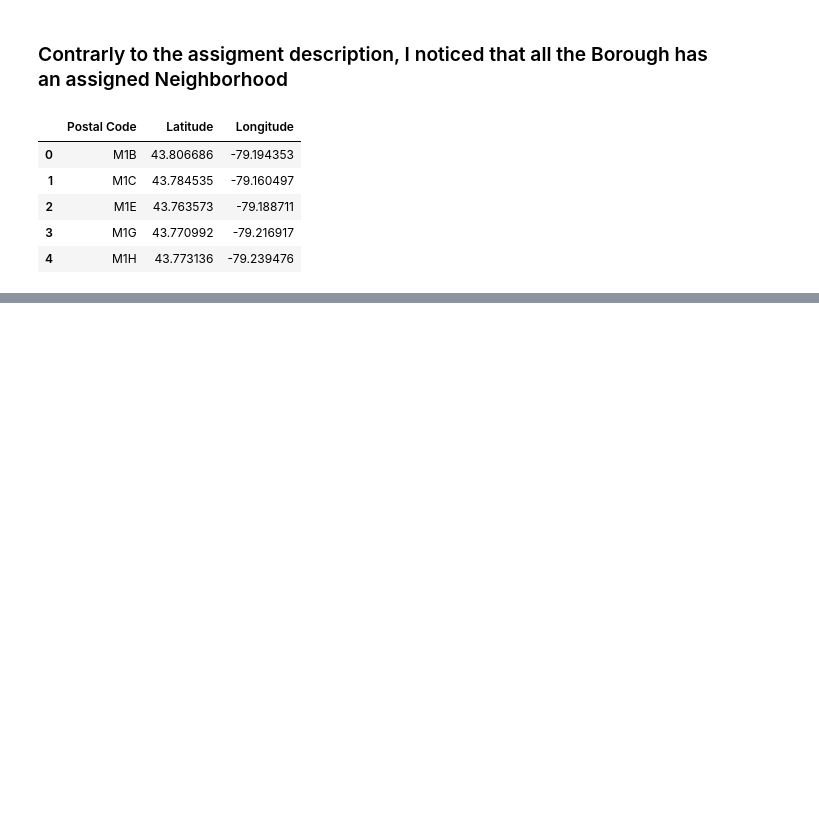
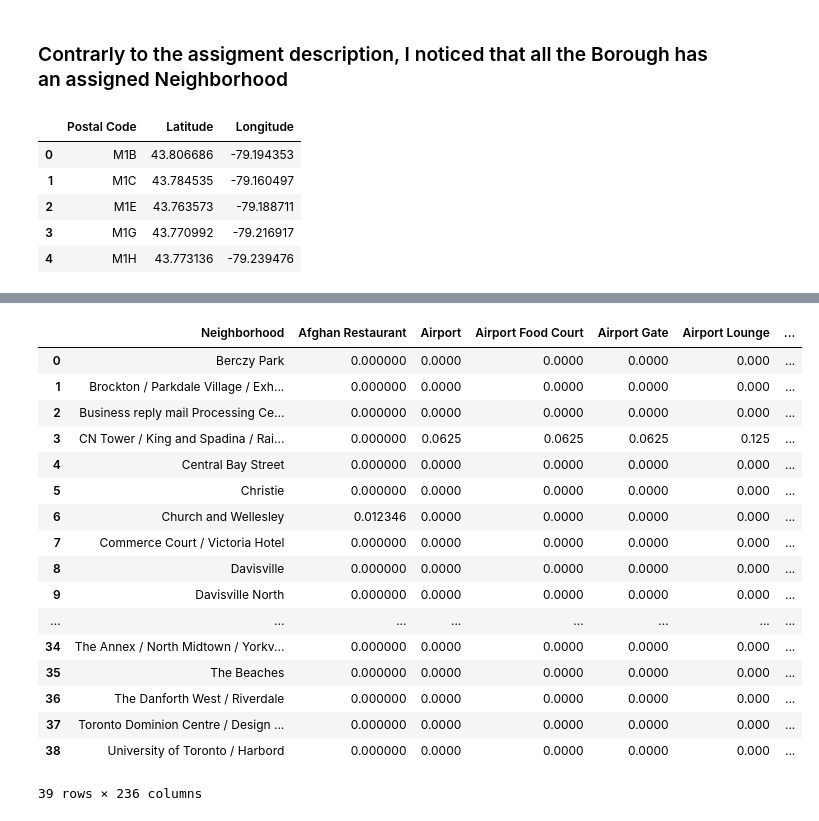
Before and after one commit to riccardodonega/Ric, a Jupyter notebook: Segmenting and Clustering Neighborhoods in Toronto.ipynb, the cells around one changed output, grey strips where cells are left out. Cells and saved outputs as stored; diff of their text form; code cells hidden in the pictures; blank space fills up the shorter version.

```diff
--- a/Segmenting and Clustering Neighborhoods in Toronto.ipynb
+++ b/Segmenting and Clustering Neighborhoods in Toronto.ipynb
@@ -62,0 +172,5 @@ df4.head()
+# %%
+dfToronto_venues = getNearbyVenues(names=dfTor['Neighborhood'],
+                                   latitudes=dfTor['Latitude'],
+                                   longitudes=dfTor['Longitude']
+                                  )
@@ -62,0 +225,4 @@ df4.head()
+# %%
+Toronto_onehot = pd.get_dummies(dfToronto_venues[['Venue Category']], prefix="", prefix_sep="")
+# %%
+Toronto_onehot['Neighborhood'] = dfToronto_venues['Neighborhood']
@@ -62,0 +239,22 @@ df4.head()
+# %%
+Toronto_grouped = Toronto_onehot.groupby('Neighborhood').mean().reset_index()
+Toronto_grouped
+# %% [output]
+|  | Neighborhood | Afghan Restaurant | Airport | Airport Food Court | Airport Gate | Airport Lounge | ... |
+| 0 | Berczy Park | 0.000000 | 0.0000 | 0.0000 | 0.0000 | 0.000 | ... |
+| 1 | Brockton / Parkdale Village / Exh... | 0.000000 | 0.0000 | 0.0000 | 0.0000 | 0.000 | ... |
+| 2 | Business reply mail Processing Ce... | 0.000000 | 0.0000 | 0.0000 | 0.0000 | 0.000 | ... |
+| 3 | CN Tower / King and Spadina / Rai... | 0.000000 | 0.0625 | 0.0625 | 0.0625 | 0.125 | ... |
+| 4 | Central Bay Street | 0.000000 | 0.0000 | 0.0000 | 0.0000 | 0.000 | ... |
+| 5 | Christie | 0.000000 | 0.0000 | 0.0000 | 0.0000 | 0.000 | ... |
+| 6 | Church and Wellesley | 0.012346 | 0.0000 | 0.0000 | 0.0000 | 0.000 | ... |
+| 7 | Commerce Court / Victoria Hotel | 0.000000 | 0.0000 | 0.0000 | 0.0000 | 0.000 | ... |
+| 8 | Davisville | 0.000000 | 0.0000 | 0.0000 | 0.0000 | 0.000 | ... |
+| 9 | Davisville North | 0.000000 | 0.0000 | 0.0000 | 0.0000 | 0.000 | ... |
+| ... | ... | ... | ... | ... | ... | ... | ... |
+| 34 | The Annex / North Midtown / Yorkv... | 0.000000 | 0.0000 | 0.0000 | 0.0000 | 0.000 | ... |
+| 35 | The Beaches | 0.000000 | 0.0000 | 0.0000 | 0.0000 | 0.000 | ... |
+| 36 | The Danforth West / Riverdale | 0.000000 | 0.0000 | 0.0000 | 0.0000 | 0.000 | ... |
+| 37 | Toronto Dominion Centre / Design ... | 0.000000 | 0.0000 | 0.0000 | 0.0000 | 0.000 | ... |
+| 38 | University of Toronto / Harbord | 0.000000 | 0.0000 | 0.0000 | 0.0000 | 0.000 | ... |
+39 rows × 236 columns
```
Also changed, not shown: parts of 32 cells of this notebook.
